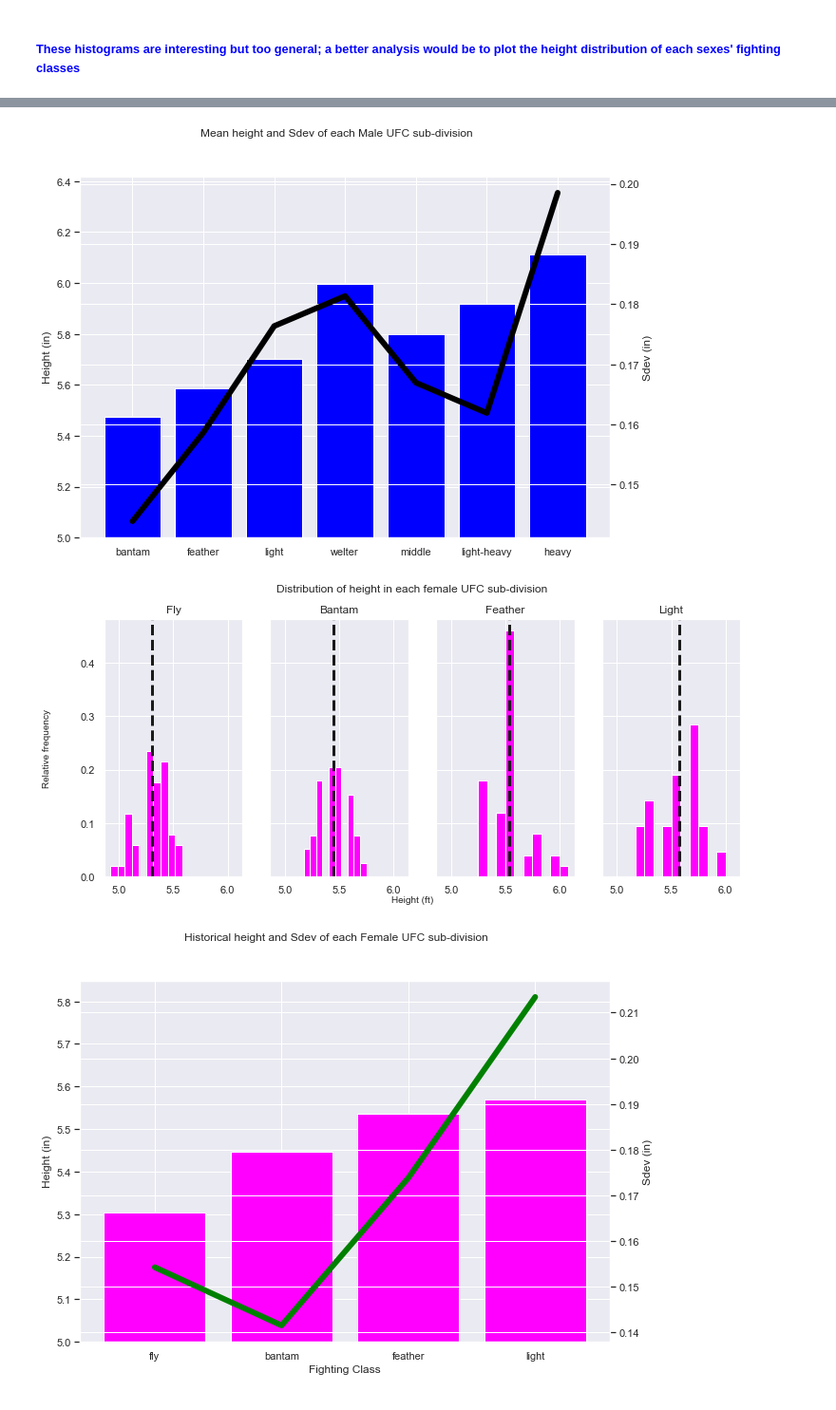
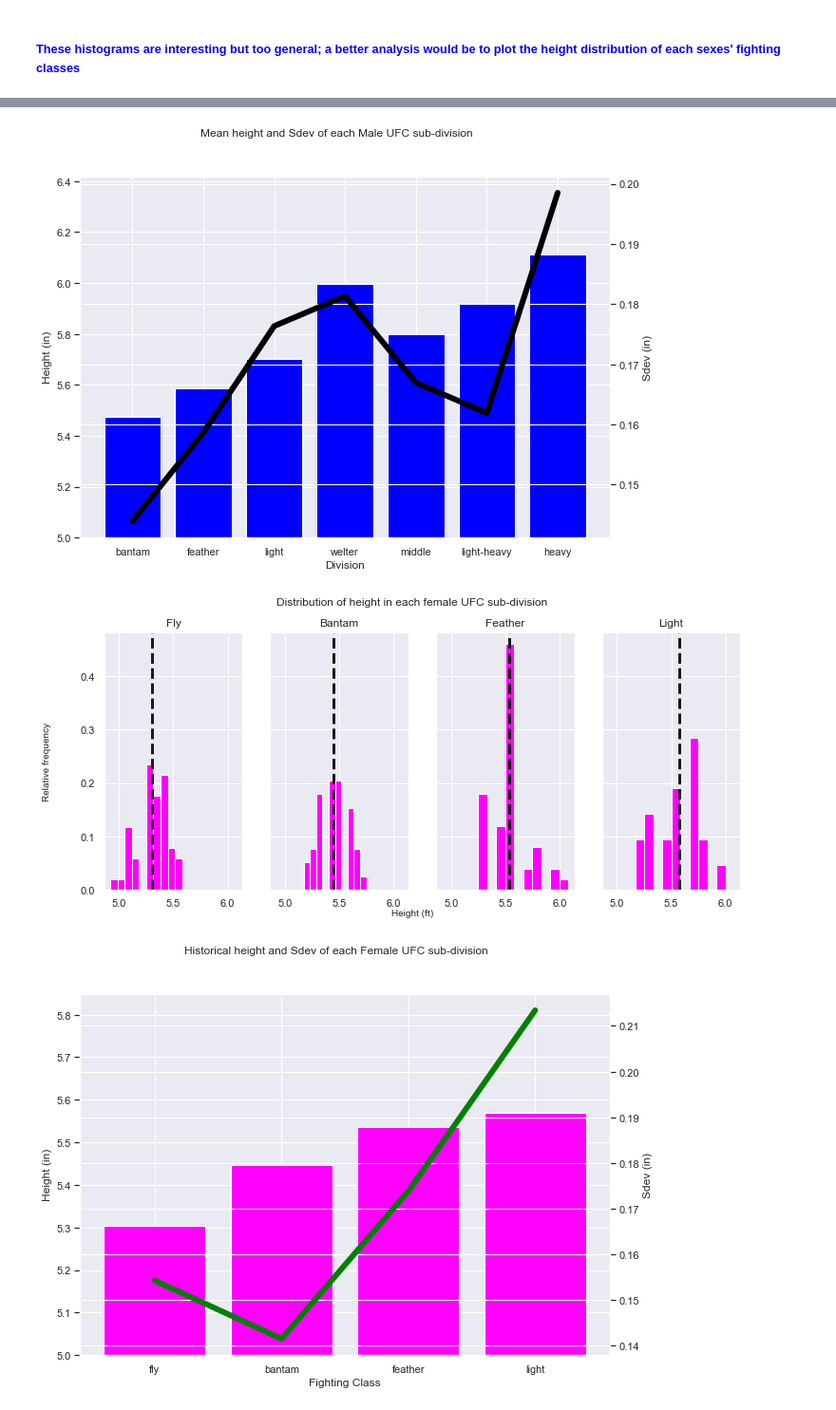
Before and after one commit to egarcia11/ufc_data_analysis, a Jupyter notebook: introductory_analysis.ipynb, the cells around one changed output, grey strips where cells are left out. Shown at 95% size. Saved outputs shown, nothing was run; the diff lists cells and outputs as text; code cells hidden in the pictures.

```diff
--- a/introductory_analysis.ipynb
+++ b/introductory_analysis.ipynb
@@ -297,28 +297,29 @@ axes[1][3].axvline(heavyWeights['height'].mean(), color='k', linestyle='dashed',
 # %%
 #figure settings
 fig3, ax1 = plt.subplots(figsize=(10,7))
 fig3.suptitle('Mean height and Sdev of each Male UFC sub-division')
 ax2 = ax1.twinx()
 
 ax1.set_ylabel('Height (in)')
 ax2.set_ylabel('Sdev (in)')
+ax1.set_xlabel('Division')
 
 #plotting graph
 
 ordered_m_divisions = [bantamWeights, featherWeights, lightWeights, lightheavyWeights, welterWeights, middleWeights, heavyWeights]
 
 mHeightMeans = []
 mHeightStd = []
 for dataset in ordered_m_divisions:
     mHeightMeans.append(dataset['height'].mean())
     mHeightStd.append(dataset['height'].std())
 
 ax2.plot(mHeightStd, color="black",linewidth =6)
 ax1.bar(['bantam','feather','light','welter','middle','light-heavy','heavy'],mHeightMeans, color="blue")
 
-ax1.set_ylim(ymin=5);
+ax1.set_ylim(bottom=5);
 # %% [output]
-[figure, old version]
+[figure, new version]
 # %%
 #figure settings
 fig2, axes = plt.subplots(ncols=4, sharey=True, sharex=True,figsize=(12,5))
@@ -349,12 +350,12 @@ axes[2].title.set_text('Feather')
 axes[2].axvline(f_feather_division['height'].mean(), color='k', linestyle='dashed', linewidth=3)
 
 f_light_division = femalesFrame[femalesFrame.division == 'light']
-axes[3].hist(f_lightweight_division['height'],weights=np.zeros_like(f_lightweight_division['height']) + 1./len(f_lightweight_division['height'].index),\
+axes[3].hist(f_light_division['height'],weights=np.zeros_like(f_light_division['height']) + 1./len(f_light_division['height'].index),\
             color="magenta")
 axes[3].title.set_text('Light')
-axes[3].axvline(f_lightweight_division['height'].mean(), color='k', linestyle='dashed', linewidth=3);
+axes[3].axvline(f_light_division['height'].mean(), color='k', linestyle='dashed', linewidth=3);
 # %% [output]
-[figure, old version]
+[figure, new version]
 # %%
 #females height summary
 #figure settings
```
Also changed, not shown: parts of 10 cells of this notebook, 1 other file.
